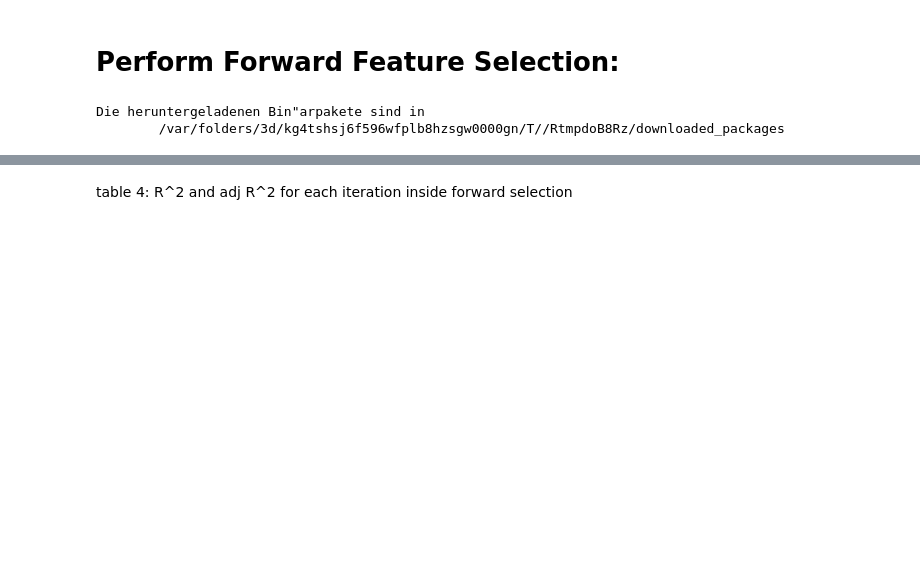
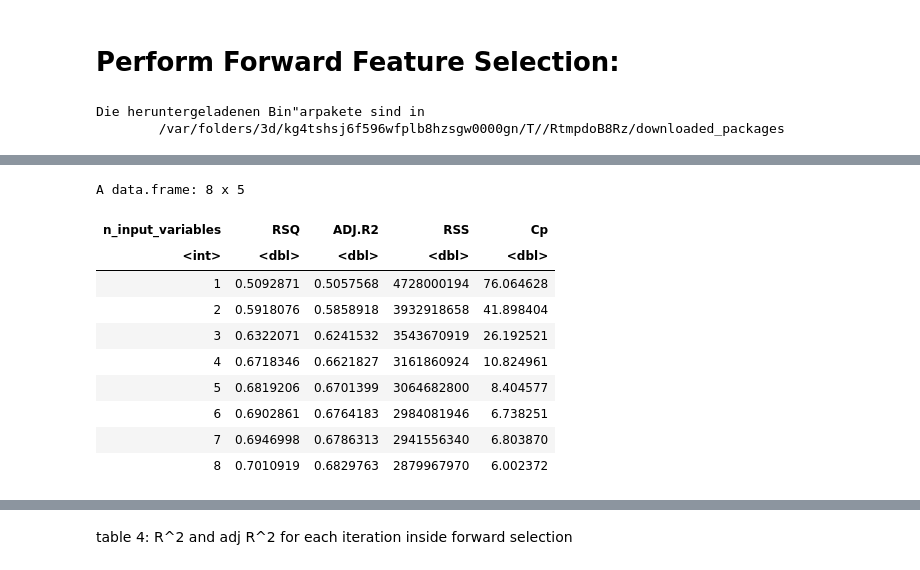
Before and after one commit to SelinaWang11/Stat306-group-project, a Jupyter notebook: final.ipynb, the cells around one changed output, grey strips where cells are left out. Cells and saved outputs as stored; diff of their text form; code cells hidden in the pictures; blank space fills up the shorter version.

```diff
--- a/final.ipynb
+++ b/final.ipynb
@@ -372,0 +344,27 @@ A data.frame: 9 x 3
+# %%
+# Compute Cp
+full_model <- lm(price ~ ., data = car_selection)
+full_rss  <- sum(residuals(full_model)^2)
+
+rss <- summary_df_select$RSS
+
+n <- nrow(car_selection)
+sigma2 <- full_rss/ (n - 10)
+
+Cp <- (rss / sigma2) - (n - 2 * (1:8))
+
+
+summary_df_select$Cp <- Cp
+summary_df_select
+# %% [output]
+A data.frame: 8 x 5
+| n_input_variables | RSQ | ADJ.R2 | RSS | Cp |
+| <int> | <dbl> | <dbl> | <dbl> | <dbl> |
+| 1 | 0.5092871 | 0.5057568 | 4728000194 | 76.064628 |
+| 2 | 0.5918076 | 0.5858918 | 3932918658 | 41.898404 |
+| 3 | 0.6322071 | 0.6241532 | 3543670919 | 26.192521 |
+| 4 | 0.6718346 | 0.6621827 | 3161860924 | 10.824961 |
+| 5 | 0.6819206 | 0.6701399 | 3064682800 | 8.404577 |
+| 6 | 0.6902861 | 0.6764183 | 2984081946 | 6.738251 |
+| 7 | 0.6946998 | 0.6786313 | 2941556340 | 6.803870 |
+| 8 | 0.7010919 | 0.6829763 | 2879967970 | 6.002372 |
```
Also changed, not shown: parts of 37 cells of this notebook, 2 other files.
